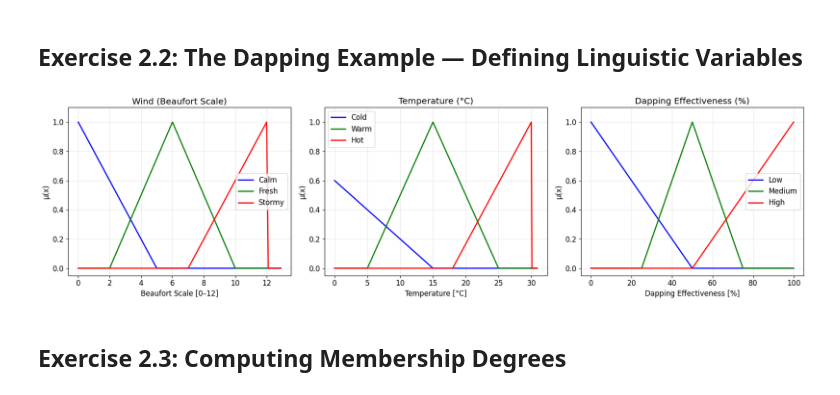
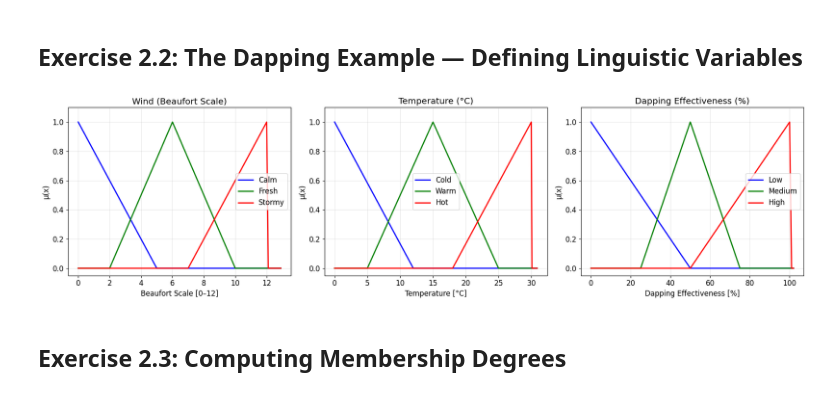
Before and after one commit to HaoYuYong/ARTIFICIAL-INTELLIGENCE, a Jupyter notebook: Lab4.ipynb, the cells around one changed output. Saved outputs shown, nothing was run; the diff lists cells and outputs as text; code cells hidden in the pictures.

```diff
--- a/Lab4.ipynb
+++ b/Lab4.ipynb
@@ -123,7 +123,7 @@ x_wind = np.arange(0, 13, 0.1) # Beaufort scale 0-12
 # TODO: code here the universes of discurse for
 # temperature and dapping effectiveness
 x_temp = np.arange(0, 31, 0.1) # Temperature in °C
-x_dapping = np.arange(0, 101, 1) # Dapping effectiveness
+x_dapping = np.arange(0, 103, 1) # Dapping effectiveness
 
 # --- Wind membership functions ---
 wind_calm = fuzz.trimf(x_wind, [0, 0, 5])
@@ -132,7 +132,7 @@ wind_stormy = fuzz.trimf(x_wind, [7, 12, 12])
 
 # --- Temperature membership functions ---
 # TODO: code the temperature membership functions here
-temp_cold = fuzz.trimf(x_temp, [-10, -10, 15])
+temp_cold = fuzz.trimf(x_temp, [0, 0, 12])
 temp_warm = fuzz.trimf(x_temp, [5, 15, 25])
 temp_hot = fuzz.trimf(x_temp, [18, 30, 30])
 
@@ -154,34 +154,34 @@ ax1.set_xlabel('Beaufort Scale [0–12]')
 ax1.set_ylabel('μ(x)')
 ax1.legend()
 
 # Temperature
 # TODO: code here the figure for temperature
 
 ax2.plot(x_temp, temp_cold, 'b-', linewidth=2, label='Cold')
 ax2.plot(x_temp, temp_warm, 'g-', linewidth=2, label='Warm')
 ax2.plot(x_temp, temp_hot, 'r-', linewidth=2, label='Hot')
 ax2.set_title('Temperature (°C)')
 ax2.set_xlabel('Temperature [°C]')
 ax2.set_ylabel('μ(x)')
 ax2.legend()
 
 # Dapping
 # TODO: code here the figure for dapping
 ax3.plot(x_dapping, dapping_low, 'b-', linewidth=2, label='Low')
 ax3.plot(x_dapping, dapping_medium, 'g-', linewidth=2, label='Medium')
 ax3.plot(x_dapping, dapping_high, 'r-', linewidth=2, label='High')
 ax3.set_title('Dapping Effectiveness (%)')
 ax3.set_xlabel('Dapping Effectiveness [%]')
 ax3.set_ylabel('μ(x)')
 ax3.legend()
 
 for ax in [ax1, ax2, ax3]:
     ax.set_ylim(-0.05, 1.1)
 
 plt.tight_layout()
 plt.show()
 # %% [output]
-[figure, old version]
+[figure, new version]
 # %% [markdown]
 ## Exercise 2.3: Computing Membership Degrees
 # %%
```
Also changed, not shown: parts of 2 cells of this notebook.
